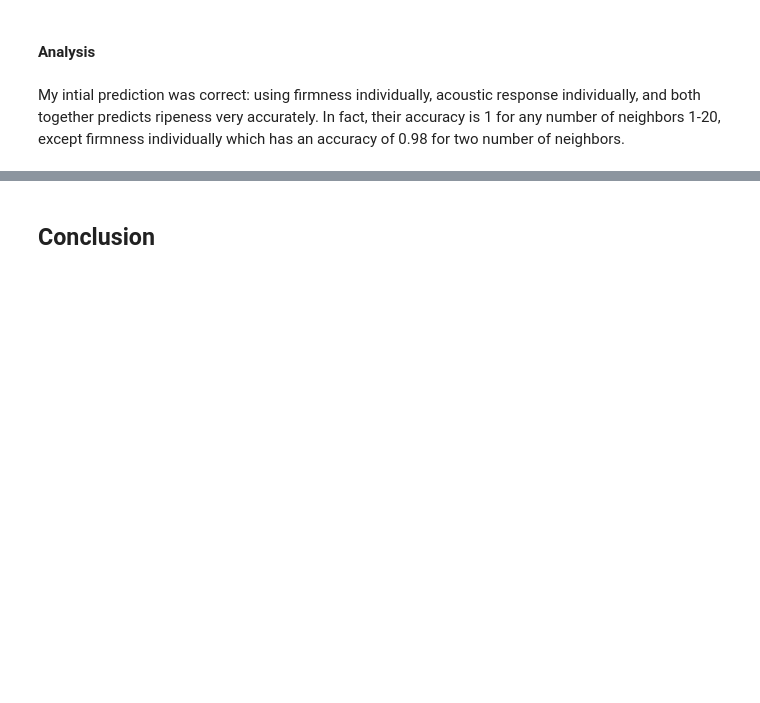
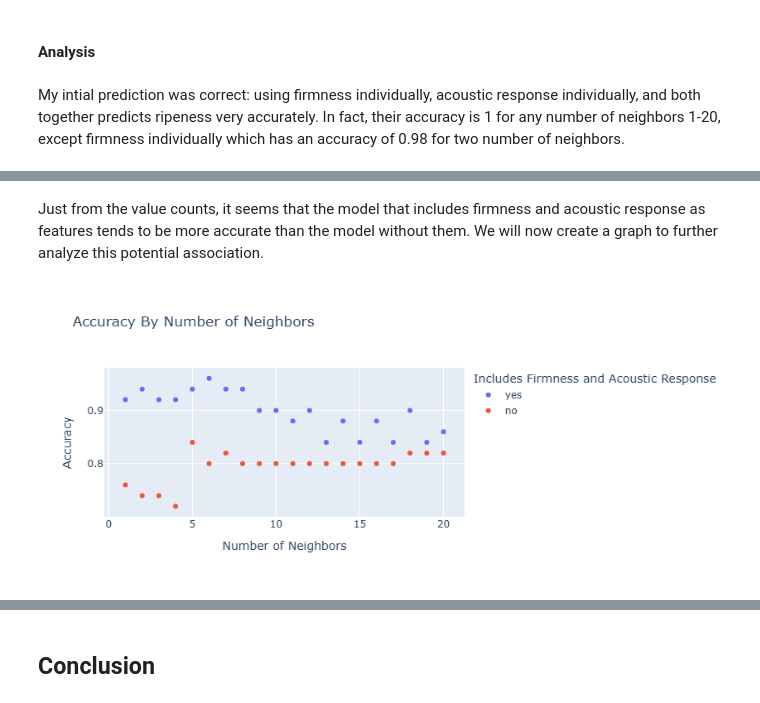
Before and after one commit to joseephwong/Data201_Joseph_Wong, a Jupyter notebook: Day12/HW12.ipynb, the cells around one changed output, grey strips where cells are left out. Cells and saved outputs as stored; diff of their text form; code cells hidden in the pictures; blank space fills up the shorter version.

```diff
--- a/Day12/HW12.ipynb
+++ b/Day12/HW12.ipynb
@@ -34,5 +34,9 @@ import kagglehub
 path = kagglehub.dataset_download("amldvvs/avocado-ripeness-classification-dataset")
 
 print("Path to dataset files:", path)
+
+file = path + '\\' + os.listdir(path)[0]
+df = pd.read_csv(file)
+df.head()
 # %% [output]
 Warning: Looks like you're using an outdated `kagglehub` version (installed: 0.3.8), please consider upgrading to the latest version (0.3.13).
@@ -360,0 +363,21 @@ My intial prediction was correct: using firmness individually, acoustic response
+# %%
+data_cols = ['hue', 'saturation', 'brightness', 'weight_g', 'size_cm3']
+target_cols = ['ripeness']
+
+random_seed = 42
+X_train, X_test, y_train, y_test = train_test_split(df[data_cols],
+                                                    df[target_cols],
+                                                    test_size=0.20,
+                                                    random_state=random_seed)
+
+y_test = y_test.to_numpy().reshape(-1)
+y_train = y_train.to_numpy().reshape(-1)
+# %%
+n_acc = []
+for n in range(1,21):
+    knn = KNeighborsClassifier(n_neighbors=n)
+    knn.fit(X_train, y_train)
+    accuracy = knn.score(X_test, y_test)
+    n_acc.append({'n_neighbors':n, 'accuracy':accuracy})
+df_n_acc_no_firm_sound = pd.DataFrame(n_acc)
+df_n_acc_no_firm_sound['accuracy'].value_counts()
@@ -360,0 +417,19 @@ My intial prediction was correct: using firmness individually, acoustic response
+# %% [markdown]
+Just from the value counts, it seems that the model that includes firmness and acoustic response as features tends to be more accurate than the model without them. We will now create a graph to further analyze this potential association.
+# %%
+# create combined df with col on which df the data comes from
+df_n_acc_no_firm_sound['has_firm_sound'] = 'no'
+df_n_acc['has_firm_sound'] = 'yes'
+df_combined = pd.concat([df_n_acc, df_n_acc_no_firm_sound], ignore_index=True)
+# %%
+fig = px.scatter(df_combined,
+                 x='n_neighbors',
+                 y='accuracy',
+                 color='has_firm_sound',
+                 title="Accuracy By Number of Neighbors")
+fig.update_layout(xaxis_title="Number of Neighbors",
+                  yaxis_title="Accuracy",
+                  legend_title="Includes Firmness and Acoustic Response")
+fig.show()
+# %% [output]
+[figure, added]
```
Also changed, not shown: parts of 17 cells of this notebook.
